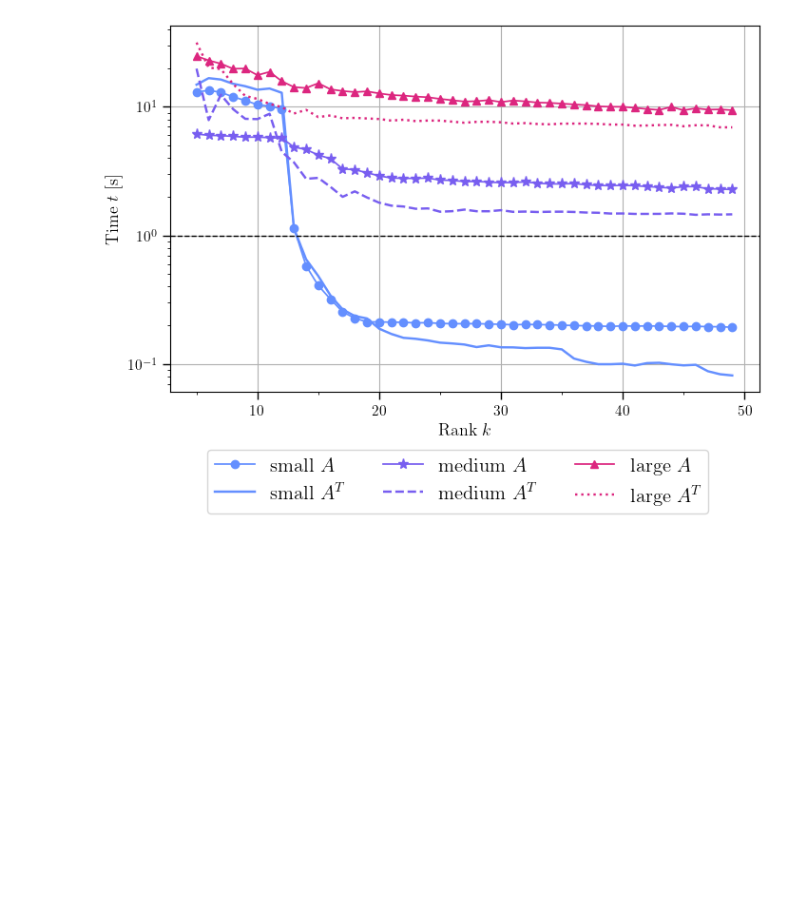
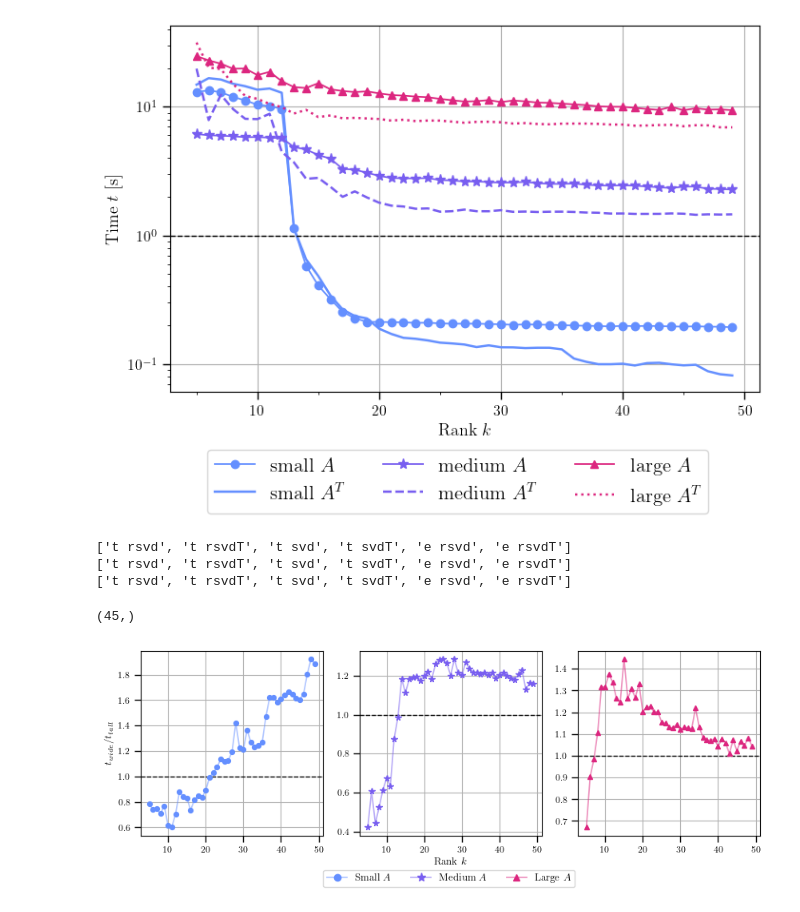
Before and after one commit to EliasSev/randomized-svd-paper, a Jupyter notebook: notebooks/generate_figures.ipynb, the cells around one changed output. Drawn from its saved outputs; the diff is of its cells as text; code cells hidden in the pictures; blank space fills up the shorter version.

```diff
--- a/notebooks/generate_figures.ipynb
+++ b/notebooks/generate_figures.ipynb
@@ -448,6 +452,62 @@ def plot_all_speedups(results_all, fig_name=None):
 plot_all_speedups(results_all, "speedups_all.png")
 # %% [output]
 [figure]
+# %%
+speedup_wide_vs_tall = {}
+for size in results_all.keys():
+    times = results_all[size]
+    print(list(times.keys()))
+    speedup = times['t rsvdT'] / times['t rsvd']  # shape (3, nr, nk)
+    speedup_wide_vs_tall[size] = speedup.mean(axis=(0, 1))
+# %% [output]
+['t rsvd', 't rsvdT', 't svd', 't svdT', 'e rsvd', 'e rsvdT']
+['t rsvd', 't rsvdT', 't svd', 't svdT', 'e rsvd', 'e rsvdT']
+['t rsvd', 't rsvdT', 't svd', 't svdT', 'e rsvd', 'e rsvdT']
+# %%
+speedup_wide_vs_tall['small'].shape
+# %% [output]
+(45,)
+# %%
+def plot_wide_vs_tall(speedup_wide_vs_tall, fig_name=None):
+    labelsize = 8
+    fontsize = 9
+    fig, axs = plt.subplots(1, 3, figsize=(10, 3), sharey=False)
+
+    # Matrix A
+    handles, labels = [], []
+    for i, size in enumerate(('small', 'medium', 'large')):
+        ax = axs[i]
+        ax.axhline(1.0, ls='--', lw=1, c='black')
+        ax.plot(
+            k_range, speedup_wide_vs_tall[size],
+            MRK[i], c=colors3[i], ms=MRS[i]*0.7)
+        ax.plot(
+            k_range, speedup_wide_vs_tall[size],
+            '-', alpha=0.5, c=colors3[i], lw=1.25)
+
+        # Modify ticks
+        ax.xaxis.set_minor_locator(MultipleLocator(10))
+        ax.tick_params(axis='both', which='major', labelsize=labelsize, length=6, width=1)
+        ax.grid(True)
+
+        h1, l1 = make_line_marker_legend_handle(
+            c=colors3[i], m=MRK[i], ms=MRS[i], alpha_line=0.5, lw=1.25,
+            label=f'{size.capitalize()} $A$')
+        handles.extend([h1]); labels.extend([l1])
+
+    axs[1].set_xlabel(r'Rank $k$', fontsize=fontsize)
+    axs[0].set_ylabel(r'$t_{wide} / t_{tall}$', fontsize=fontsize)
+
+    axs[1].legend(
+        handles=handles, labels=labels, ncols=3, bbox_to_anchor=(1.21, -0.16), fontsize=fontsize)
+    if fig_name is not None:
+        plt.savefig(fig_path + fig_name, dpi=300, bbox_inches='tight')
+    plt.show()
+
+
+plot_wide_vs_tall(speedup_wide_vs_tall, "wide_versus_tall.png")
+# %% [output]
+[figure, added]
 # %%
 def get_average_errors(results_all, spectral_decays):
     errors_all = {}
```
Also changed, not shown: parts of 4 cells of this notebook, 1 other file.
